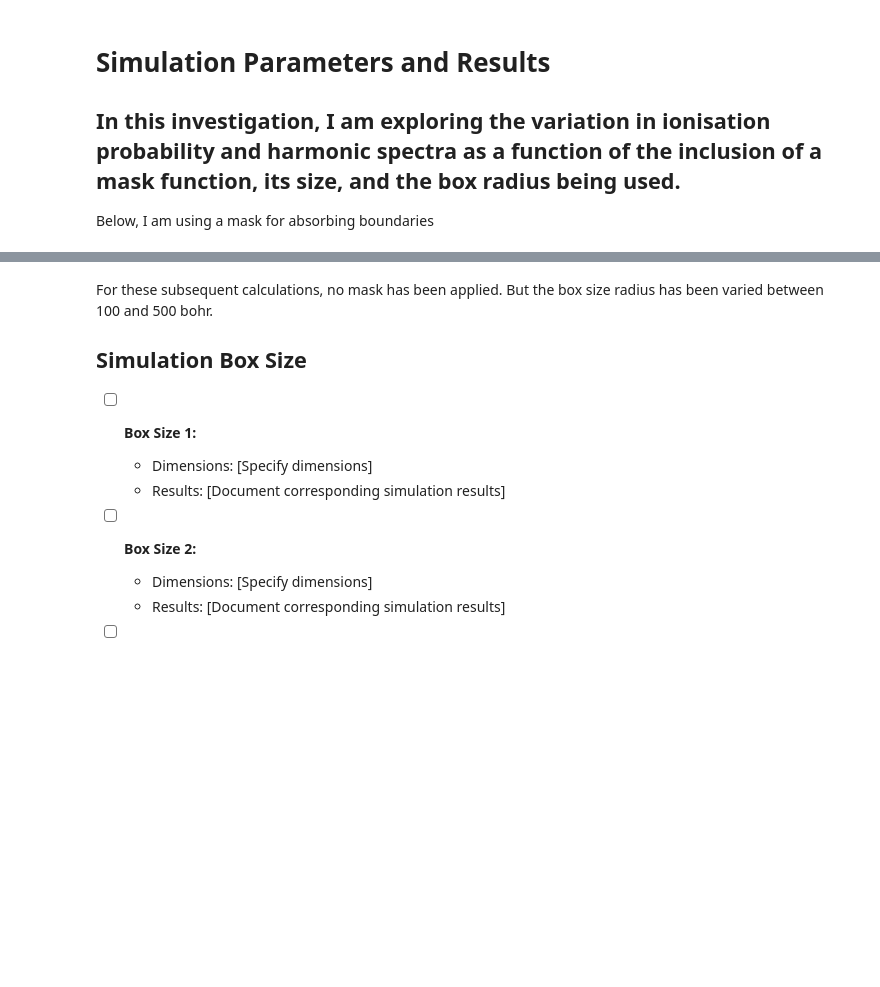
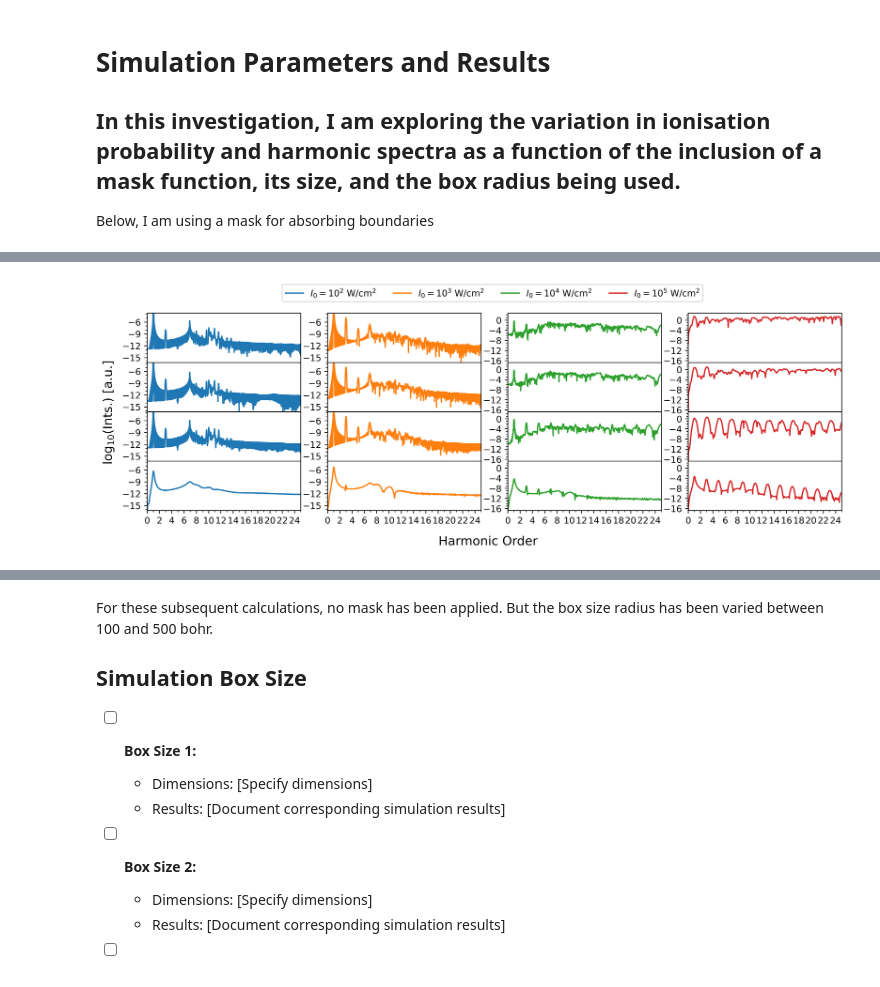
Before and after one commit to JonesRobM/Molecular-HHG, a Jupyter notebook: Gases/Compare_Scripts.ipynb, the cells around one changed output, grey strips where cells are left out. Saved outputs shown, nothing was run; the diff lists cells and outputs as text; code cells hidden in the pictures; blank space fills up the shorter version.

```diff
--- a/Gases/Compare_Scripts.ipynb
+++ b/Gases/Compare_Scripts.ipynb
@@ -3,7 +3,14 @@ import numpy as np
 import matplotlib.pyplot as plt
 import os
 import re
+from matplotlib import colormaps as cmaps
+from matplotlib.ticker import MultipleLocator
 
+cm = cmaps['tab10']
+sisyphus_path = r"C:\Users\jones\Documents\Atto\Calculations\Tests\1DH"
+omega = 0.057 #This corresponds to around 800nm driving field
 Dirs = ['Mask/','NoMask/'] #Whether or not I have used a mask function for computing ionisation channels
 ions = 'td.general/ion_ch'
 laser = 'td.general/laser'
+Widths = ['Width25', 'Width50', 'Width75', 'Width100' ]
+Radii = ['Rad100/', 'Rad200/', 'Rad300/', 'Rad400/', 'Rad500/' ]
@@ -68,3 +183,44 @@ Below, I am using a mask for absorbing boundaries
+# %%
+fig, axs = plt.subplots(ncols = 4, nrows = 4, sharex=True, sharey=False)
+fig.subplots_adjust(hspace = 0, wspace=0.175)
+fig.set_size_inches(14,4)
+fig.set_dpi(500)
+
+for i, width in enumerate(Widths):
+    axs[i][0].set_ylim(-16.25, -3.75); axs[i][0].yaxis.set_major_locator(MultipleLocator(3))
+    axs[i][1].set_ylim(-16.25, -3.75); axs[i][1].yaxis.set_major_locator(MultipleLocator(3))
+    axs[i][2].set_ylim(-16.75, 2.75); axs[i][2].yaxis.set_major_locator(MultipleLocator(4))
+    axs[i][3].set_ylim(-16.75, 2.75); axs[i][3].yaxis.set_major_locator(MultipleLocator(4))
+    for j, ints in enumerate(intensities):
+        axs[i][j].xaxis.set_minor_locator(MultipleLocator(1))
+        axs[i][j].yaxis.set_minor_locator(MultipleLocator(1))
+
+        axs[i][j].xaxis.set_major_locator(MultipleLocator(2))
+
+        if i == 0:
+
+            axs[i][j].plot(harm_spec[width][ints][:,0]/omega,
+                           np.log10(
+                               harm_spec[width][ints][:,1],
+                               ),
+                           color = cm(j),
+                           label = r'$I_{0} = 10^{%s}$ W/cm$^{2}$' % (ints[-1:]))
+            axs[i][j].set_xlim(0,25)
+        else:
+            axs[i][j].plot(harm_spec[width][ints][:,0]/omega,
+                           np.log10(
+                               harm_spec[width][ints][:,1],
+                               ),
+                           color = cm(j))
+            axs[i][j].set_xlim(0,25)
+fig.legend(bbox_to_anchor = [0.75, 1.01], ncol = 4)
+fig.text(0.075, 0.3, 'log$_{10}$(Ints.) [a.u.]',
+         rotation='vertical',
+         fontsize = 14)
+fig.text(0.45, -0.025, 'Harmonic Order', fontsize = 14)
+plt.show()
+# %% [output]
+[figure, added]
 # %%
 fig, axs = plt.subplots(nrows=2, ncols = 2)
 fig.subplots_adjust(hspace=0,wspace=0)
```
Also changed, not shown: parts of 9 cells of this notebook.
